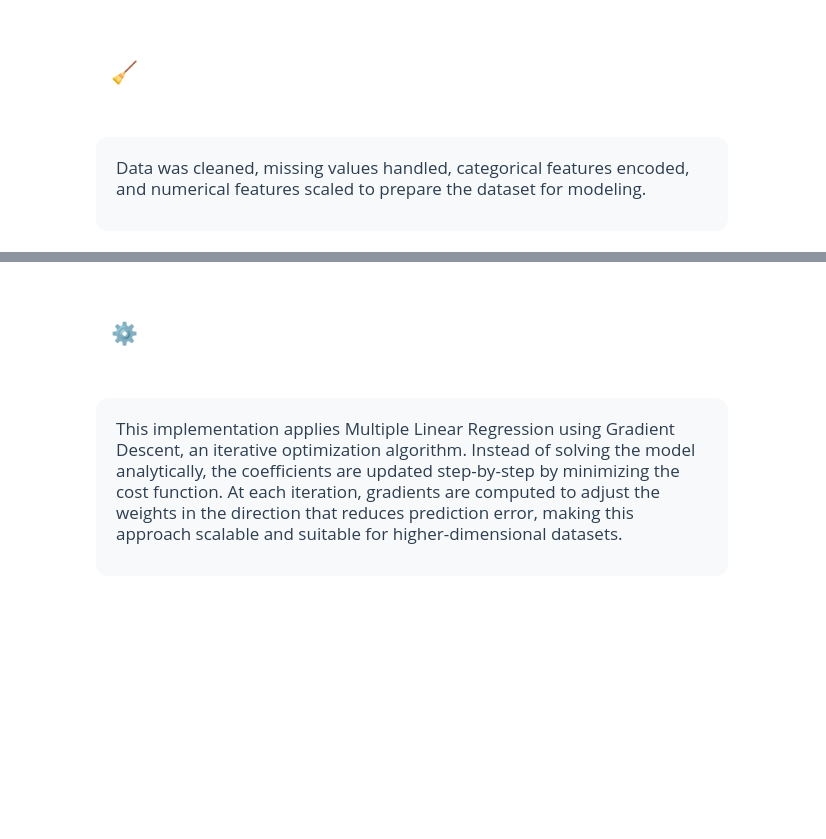
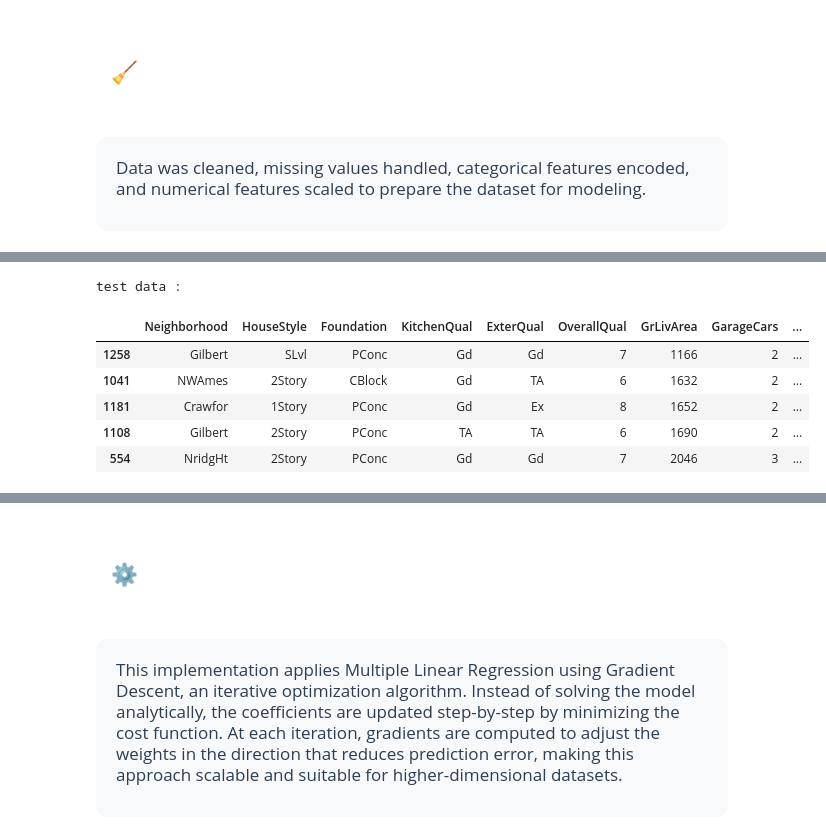
Before and after one commit to AI-0o0/Regression-Analysis-project-, a Jupyter notebook: notebooks/main.ipynb, the cells around one changed output, grey strips where cells are left out. Cells and saved outputs as stored; diff of their text form; code cells hidden in the pictures; blank space fills up the shorter version.

```diff
--- a/notebooks/main.ipynb
+++ b/notebooks/main.ipynb
@@ -251,0 +469,11 @@ Data was cleaned, missing values handled, categorical features encoded, and nume
+# %%
+print('test data : ')
+x_test.head()
+# %% [output]
+test data :
+|  | Neighborhood | HouseStyle | Foundation | KitchenQual | ExterQual | OverallQual | GrLivArea | GarageCars | ... |
+| 1258 | Gilbert | SLvl | PConc | Gd | Gd | 7 | 1166 | 2 | ... |
+| 1041 | NWAmes | 2Story | CBlock | Gd | TA | 6 | 1632 | 2 | ... |
+| 1181 | Crawfor | 1Story | PConc | Gd | Ex | 8 | 1652 | 2 | ... |
+| 1108 | Gilbert | 2Story | PConc | TA | TA | 6 | 1690 | 2 | ... |
+| 554 | NridgHt | 2Story | PConc | Gd | Gd | 7 | 2046 | 3 | ... |
```
Also changed, not shown: parts of 26 cells of this notebook, 2 other files.
